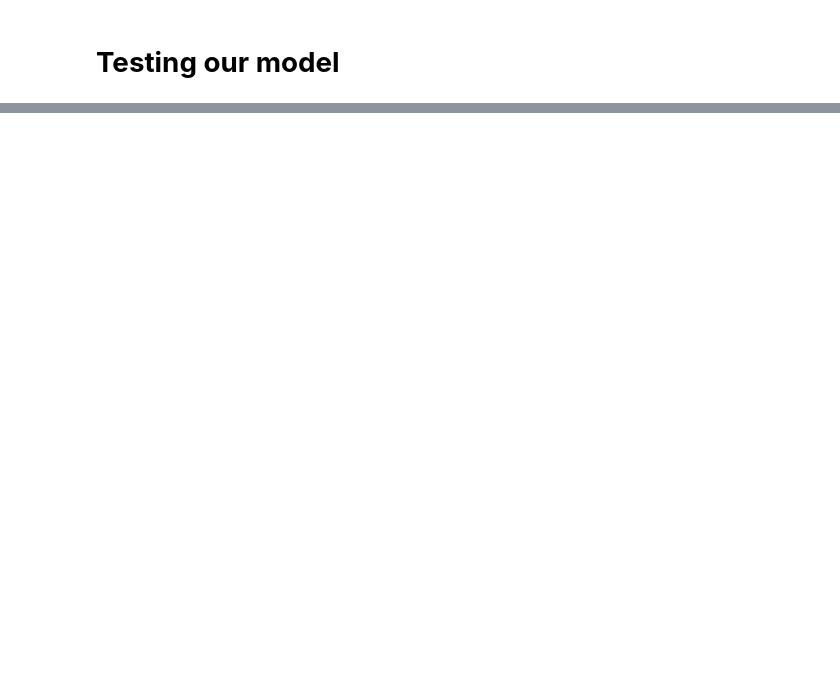
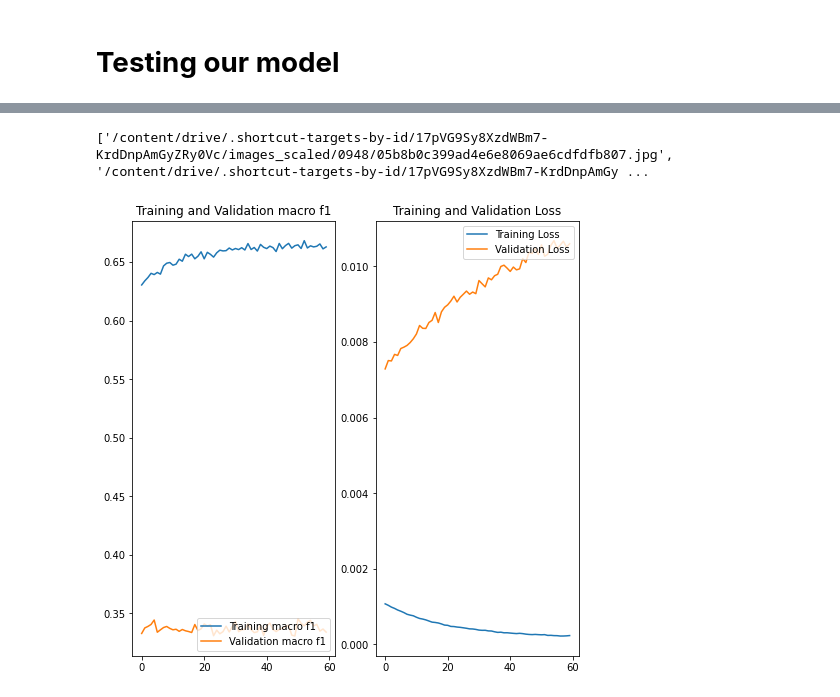
Before and after one commit to rmd-davis/MMAI_894, a Jupyter notebook: Mobilenet_v2.ipynb, the cells around one changed output, grey strips where cells are left out. Saved outputs shown, nothing was run; the diff lists cells and outputs as text; code cells hidden in the pictures; blank space fills up the shorter version.

```diff
--- a/Mobilenet_v2.ipynb
+++ b/Mobilenet_v2.ipynb
@@ -470,0 +362,13 @@ array([ 979,  902,  672,  397,  856,  783,  756,  910,  790,  501,  879,
+# %%
+model2 = tf.keras.Sequential([
+    feature_extractor_layer,
+    layers.Dense(2048, activation='relu', name='hidden_layer1'),
+    layers.Dropout(0.3),
+    layers.Dense(1024, activation='relu', name='hidden_layer2'),
+    layers.Dropout(0.3),
+    layers.Dense(512, activation='relu', name='hidden_layer3'),
+    layers.Dropout(0.3),
+    layers.Dense(N_CLASSES, activation='softmax', name='output')
+])
+
+model2.summary()
@@ -470,0 +393,34 @@ array([ 979,  902,  672,  397,  856,  783,  756,  910,  790,  501,  879,
+# %%
+model2.compile(
+    optimizer=tf.keras.optimizers.Adam(lr=5e-4),
+    loss=tf.keras.metrics.binary_crossentropy,
+    metrics=[macro_f1, 'accuracy'])
+
+history2 = model2.fit(train_ds, epochs=60,batch_size = 256,
+                            validation_data=create_dataset(X_val, y_val_bin))
+# %% [output]
+['/content/drive/.shortcut-targets-by-id/17pVG9Sy8XzdWBm7-KrdDnpAmGyZRy0Vc/images_scaled/0948/05b8b0c399ad4e6e8069ae6cdfdfb807.jpg', '/content/drive/.shortcut-targets-by-id/17pVG9Sy8XzdWBm7-KrdDnpAmGy ...
+# %%
+mf1_2 = history2.history['macro_f1']
+val_mf1_2 = history2.history['val_macro_f1']
+
+loss_2 = history2.history['loss']
+val_loss_2 = history2.history['val_loss']
+
+epochs_range = range(60)
+
+plt.figure(figsize=(8, 8))
+plt.subplot(1, 2, 1)
+plt.plot(epochs_range, mf1_2, label='Training macro f1')
+plt.plot(epochs_range, val_mf1_2, label='Validation macro f1')
+plt.legend(loc='lower right')
+plt.title('Training and Validation macro f1')
+
+plt.subplot(1, 2, 2)
+plt.plot(epochs_range, loss_2, label='Training Loss')
+plt.plot(epochs_range, val_loss_2, label='Validation Loss')
+plt.legend(loc='upper right')
+plt.title('Training and Validation Loss')
+plt.show()
+# %% [output]
+[figure, added]
```
Also changed, not shown: parts of 42 cells of this notebook.
